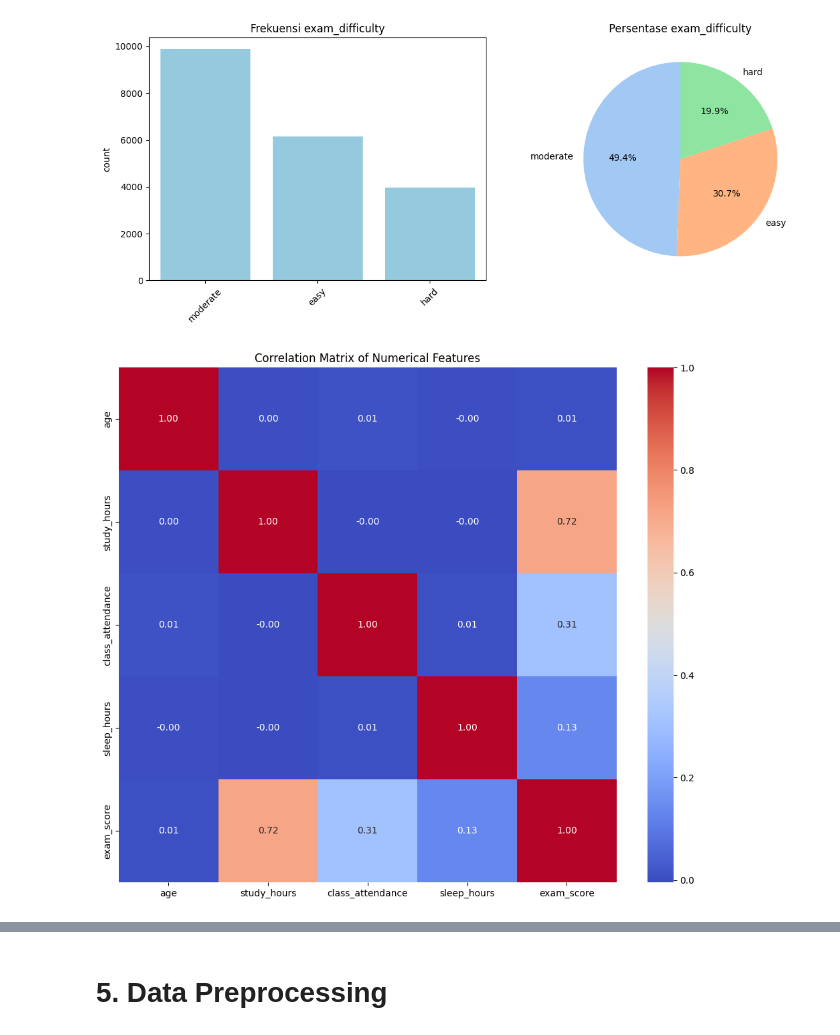
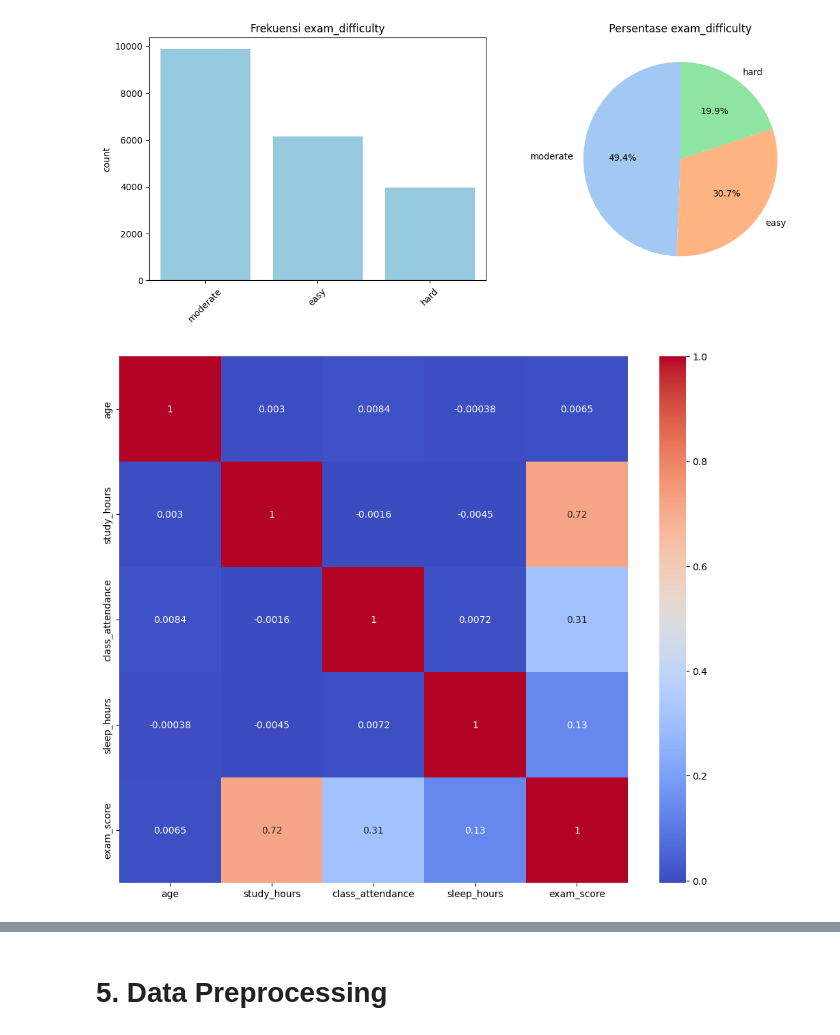
Before and after one commit to azureus0/Eksperimen_SML_Adi-Dwi-Pambudi, a Jupyter notebook: preprocessing/Eksperimen_Adi-Dwi-Pambudi.ipynb, the cells around one changed output, grey strips where cells are left out. Drawn from its saved outputs; the diff is of its cells as text; code cells hidden in the pictures.

```diff
--- a/preprocessing/Eksperimen_Adi-Dwi-Pambudi.ipynb
+++ b/preprocessing/Eksperimen_Adi-Dwi-Pambudi.ipynb
@@ -146,13 +143,10 @@ for feature in categorical_cols:
 [figure]
 [figure]
 # %%
-# Correlation Matrix
 numerical_cols = df.select_dtypes(include=np.number).columns.drop('student_id')
-correlation_matrix = df[numerical_cols].corr()
 
-plt.figure(figsize=(12, 10))
-sns.heatmap(correlation_matrix, annot=True, cmap='coolwarm', fmt=".2f")
-plt.title('Correlation Matrix of Numerical Features')
+plt.figure(figsize=(12,10))
+sns.heatmap(df[numerical_cols].corr(), annot=True, cmap='coolwarm')
 plt.show()
 # %% [output]
-[figure, old version]
+[figure, new version]
```
Also changed, not shown: parts of 12 cells of this notebook, 3 other files.
